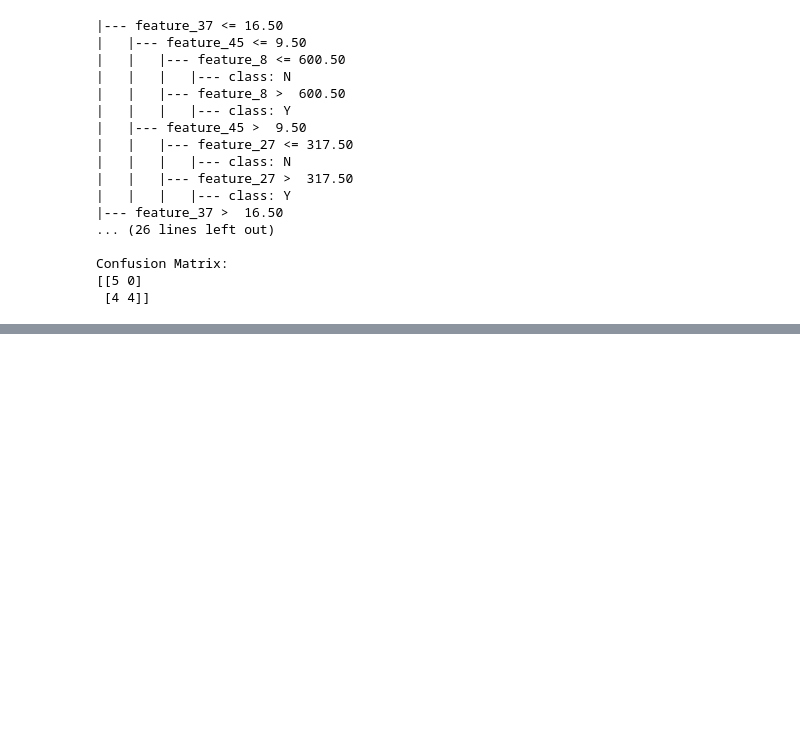
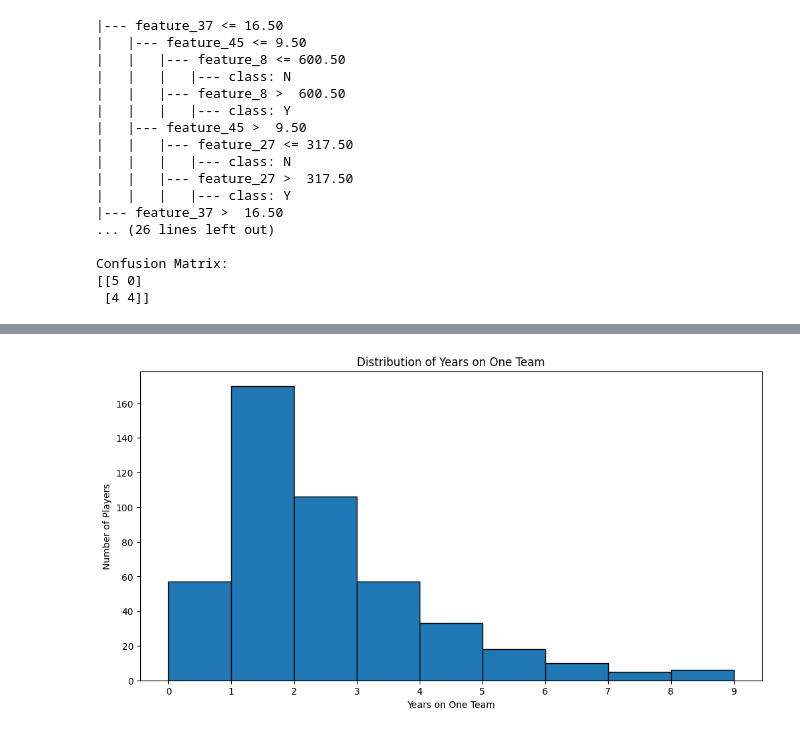
Before and after one commit to brunabrasil/FEUP-AC, a Jupyter notebook: pipeline.ipynb, the cells around one changed output, grey strips where cells are left out. Drawn from its saved outputs; the diff is of its cells as text; code cells hidden in the pictures; blank space fills up the shorter version.

```diff
--- a/pipeline.ipynb
+++ b/pipeline.ipynb
@@ -71,0 +105,44 @@ Confusion Matrix:
+# %%
+import pandas as pd
+import matplotlib.pyplot as plt
+
+# Read your CSV file
+df = pd.read_csv("./Dataset/players_teams.csv")
+
+# Sort the DataFrame by player and year
+df = df.sort_values(by=['playerID', 'year', 'tmID'])
+
+# Initialize variables to keep track of the current team and player
+current_player = ""
+current_team = ""
+start_year = 0
+team_durations = []
+
+# Iterate through the DataFrame to calculate the years on each team
+for index, row in df.iterrows():
+    player = row['playerID']
+    team = row['tmID']
+    year = row['year']
+
+    if player != current_player:
+        # New player, reset variables
+        current_player = player
+        current_team = team
+        start_year = year
+    elif team != current_team:
+        # Player changed teams, calculate duration and update current team
+        duration = year - start_year
+        team_durations.append(duration)
+        current_team = team
+        start_year = year
+
+# Create a histogram to visualize the distribution of years on one team
+plt.figure(figsize=(12, 6))
+plt.hist(team_durations, bins=range(min(team_durations), max(team_durations) + 1), edgecolor='k')
+plt.xlabel('Years on One Team')
+plt.ylabel('Number of Players')
+plt.title('Distribution of Years on One Team')
+plt.xticks(range(min(team_durations), max(team_durations) + 1))
+plt.show()
+# %% [output]
+[figure, added]
```
Also changed, not shown: parts of 2 cells of this notebook.
